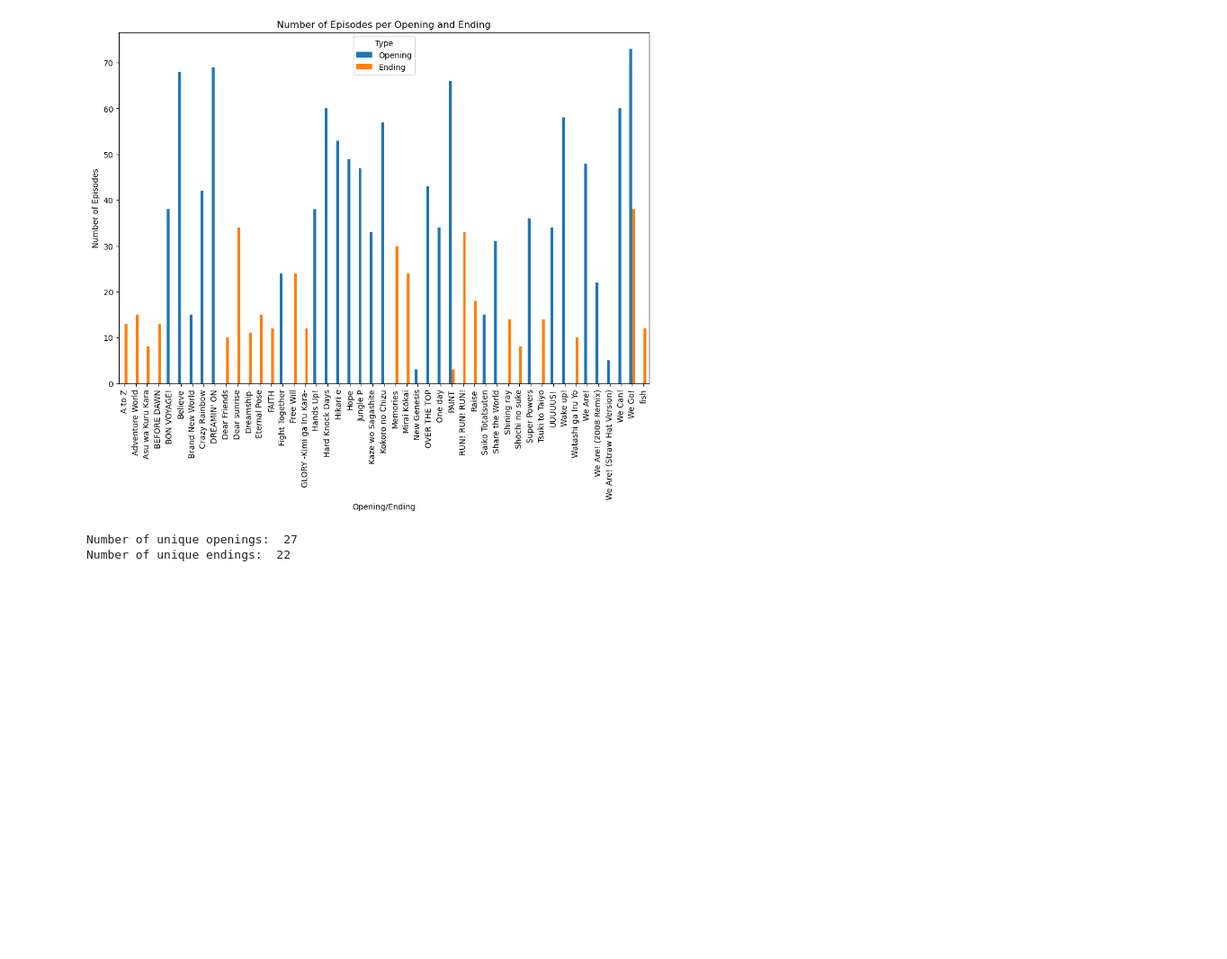
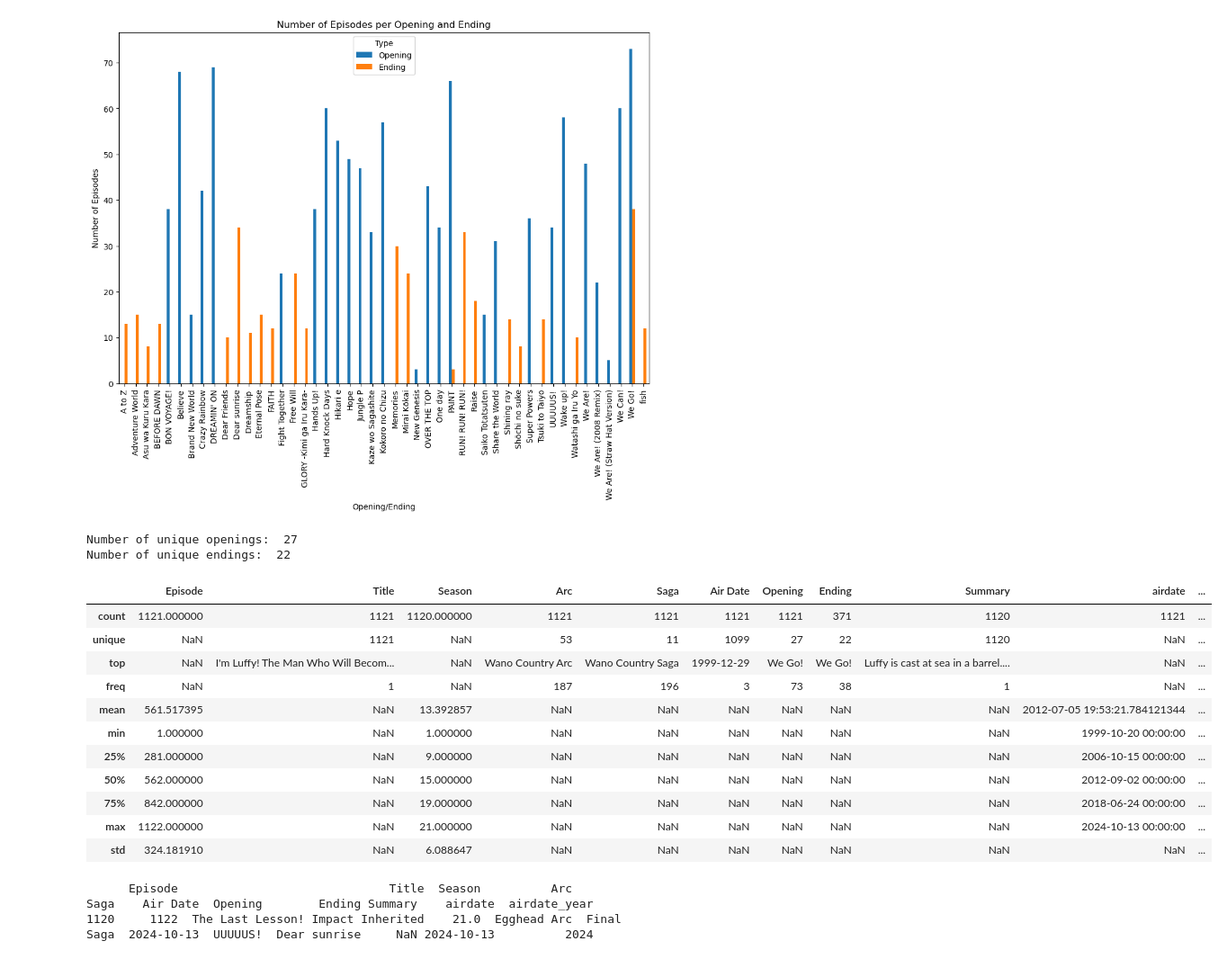
Before and after one commit to Tonevanda/PRI, a Jupyter notebook: src/data.ipynb, the cells around one changed output. Shown at 90% size. Cells and saved outputs as stored; diff of their text form; code cells hidden in the pictures; blank space fills up the shorter version.

```diff
--- a/src/data.ipynb
+++ b/src/data.ipynb
@@ -140,3 +155,32 @@ Name: count, dtype: int64
 [figure]
 Number of unique openings:  27
 Number of unique endings:  22
+# %%
+df.describe(include='all')
+# %% [output]
+|  | Episode | Title | Season | Arc | Saga | Air Date | Opening | Ending | Summary | airdate | ... |
+| count | 1121.000000 | 1121 | 1120.000000 | 1121 | 1121 | 1121 | 1121 | 371 | 1120 | 1121 | ... |
+| unique | NaN | 1121 | NaN | 53 | 11 | 1099 | 27 | 22 | 1120 | NaN | ... |
+| top | NaN | I'm Luffy! The Man Who Will Becom... | NaN | Wano Country Arc | Wano Country Saga | 1999-12-29 | We Go! | We Go! | Luffy is cast at sea in a barrel.... | NaN | ... |
+| freq | NaN | 1 | NaN | 187 | 196 | 3 | 73 | 38 | 1 | NaN | ... |
+| mean | 561.517395 | NaN | 13.392857 | NaN | NaN | NaN | NaN | NaN | NaN | 2012-07-05 19:53:21.784121344 | ... |
+| min | 1.000000 | NaN | 1.000000 | NaN | NaN | NaN | NaN | NaN | NaN | 1999-10-20 00:00:00 | ... |
+| 25% | 281.000000 | NaN | 9.000000 | NaN | NaN | NaN | NaN | NaN | NaN | 2006-10-15 00:00:00 | ... |
+| 50% | 562.000000 | NaN | 15.000000 | NaN | NaN | NaN | NaN | NaN | NaN | 2012-09-02 00:00:00 | ... |
+| 75% | 842.000000 | NaN | 19.000000 | NaN | NaN | NaN | NaN | NaN | NaN | 2018-06-24 00:00:00 | ... |
+| max | 1122.000000 | NaN | 21.000000 | NaN | NaN | NaN | NaN | NaN | NaN | 2024-10-13 00:00:00 | ... |
+| std | 324.181910 | NaN | 6.088647 | NaN | NaN | NaN | NaN | NaN | NaN | NaN | ... |
+# %%
+# Check for exact missing values
+missing_summary = df['Summary'].isna()
+# Check for empty strings or strings with only whitespace
+empty_summary = df['Summary'].str.strip() == ''
+# Check for other errors
+other_missing = df['Summary'].str.lower().isin(['none', 'n/a', 'null', ''])
+# Combine all conditions
+missing_summary_ep = df[missing_summary | empty_summary | other_missing]
+
+print(missing_summary_ep)
+# %% [output]
+      Episode                              Title  Season          Arc        Saga    Air Date  Opening        Ending Summary    airdate  airdate_year
+1120     1122  The Last Lesson! Impact Inherited    21.0  Egghead Arc  Final Saga  2024-10-13  UUUUUS!  Dear sunrise     NaN 2024-10-13          2024
```
Also changed, not shown: parts of 7 cells of this notebook, 1 other file.
